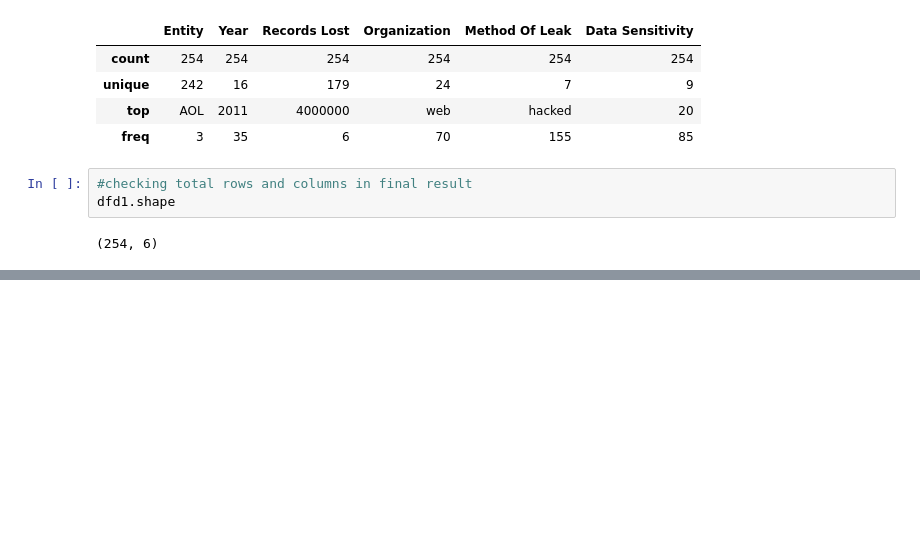
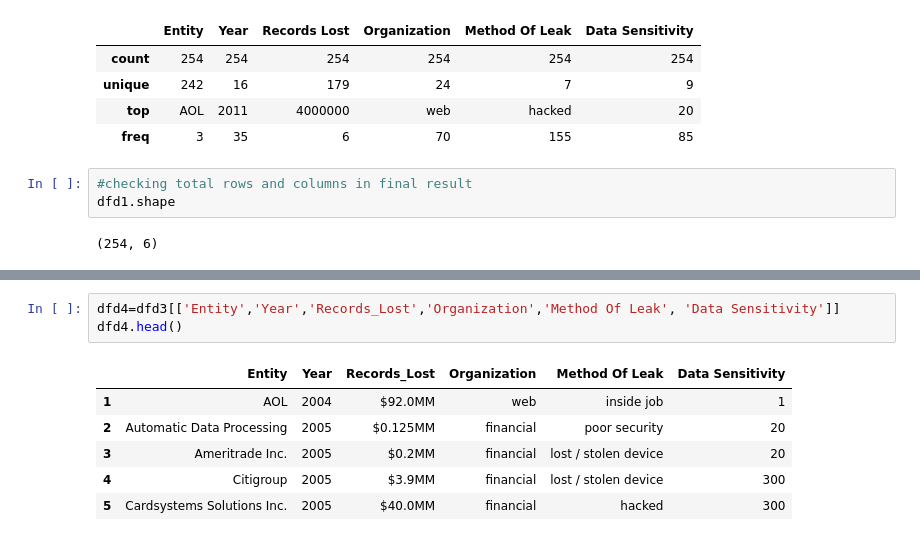
Before and after one commit to s1thakur/Lab_Session_2, a Jupyter notebook: Lab+Session+2.ipynb, the cells around one changed output, grey strips where cells are left out. Cells and saved outputs as stored; diff of their text form; blank space fills up the shorter version.

```diff
--- a/Lab+Session+2.ipynb
+++ b/Lab+Session+2.ipynb
@@ -147,0 +188,10 @@ dfd1.head()
+# %%
+dfd4=dfd3[['Entity','Year','Records_Lost','Organization','Method Of Leak', 'Data Sensitivity']]
+dfd4.head()
+# %% [output]
+|  | Entity | Year | Records_Lost | Organization | Method Of Leak | Data Sensitivity |
+| 1 | AOL | 2004 | $92.0MM | web | inside job | 1 |
+| 2 | Automatic Data Processing | 2005 | $0.125MM | financial | poor security | 20 |
+| 3 | Ameritrade Inc. | 2005 | $0.2MM | financial | lost / stolen device | 20 |
+| 4 | Citigroup | 2005 | $3.9MM | financial | lost / stolen device | 300 |
+| 5 | Cardsystems Solutions Inc. | 2005 | $40.0MM | financial | hacked | 300 |
```
Also changed, not shown: parts of 5 cells of this notebook.
